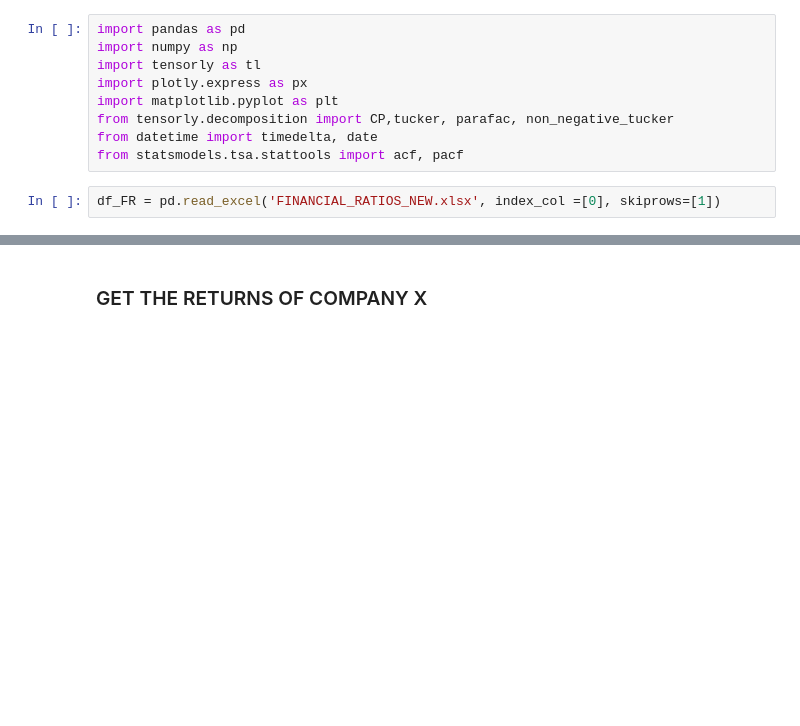
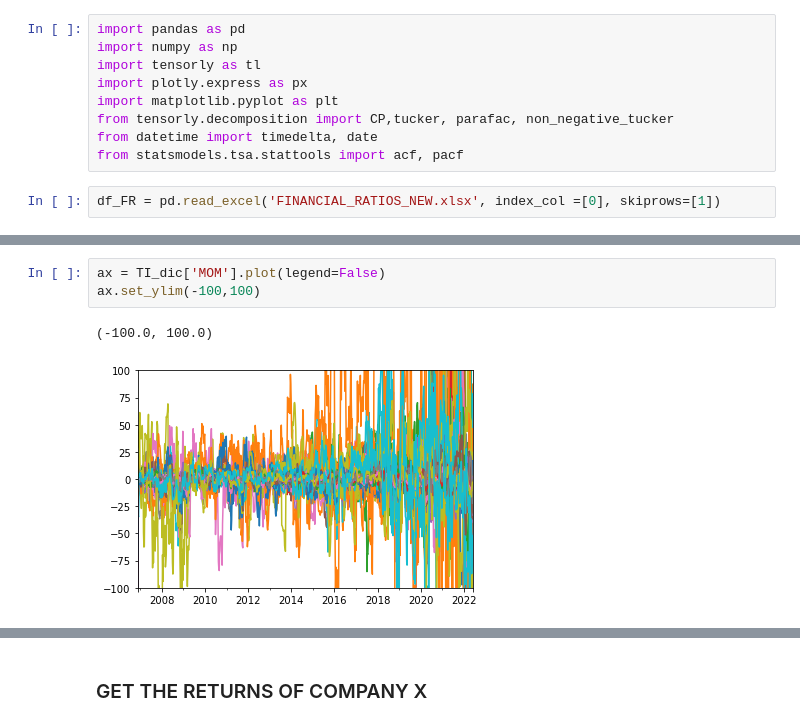
Before and after one commit to zxt18/Tucker-Decomposition-For-Stock-Returns-Forecasting, a Jupyter notebook: Finance_V2/plots_for_fyp.ipynb, the cells around one changed output, grey strips where cells are left out. Cells and saved outputs as stored; diff of their text form; blank space fills up the shorter version.

```diff
--- a/Finance_V2/plots_for_fyp.ipynb
+++ b/Finance_V2/plots_for_fyp.ipynb
@@ -80 +148,7 @@ TI_dic.pop('RSI', None)
 810 rows × 220 columns
+# %%
+ax = TI_dic['MOM'].plot(legend=False)
+ax.set_ylim(-100,100)
+# %% [output]
+(-100.0, 100.0)
+[figure, added]
```
Also changed, not shown: parts of 33 cells of this notebook, 4 other files.
